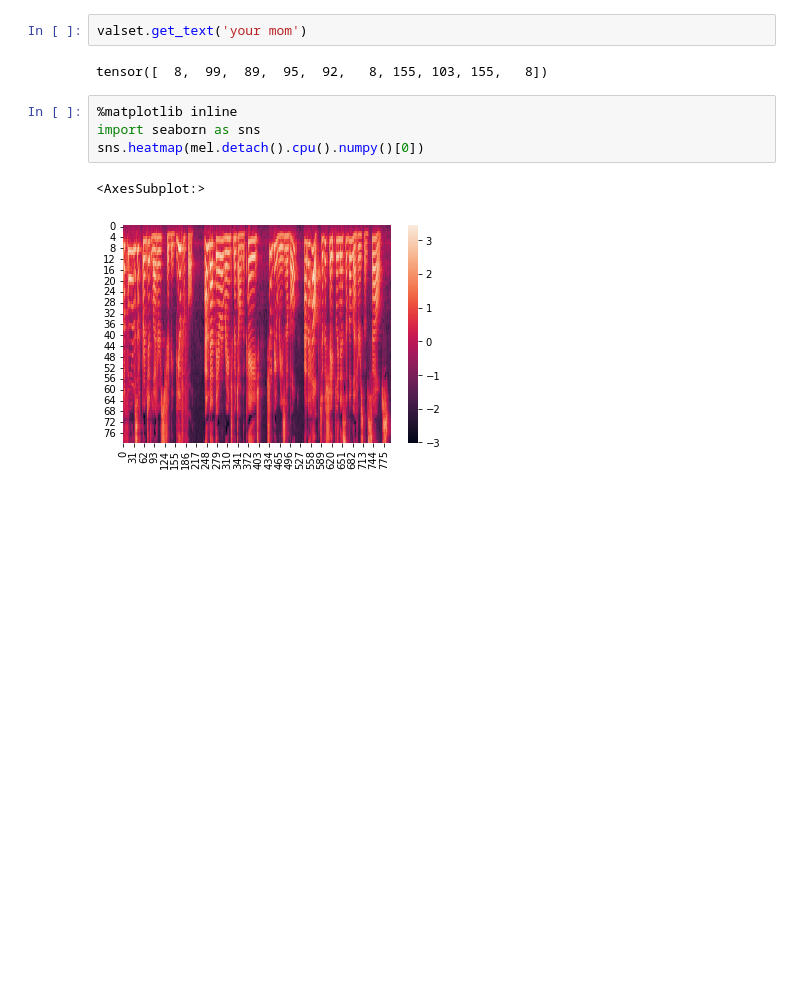
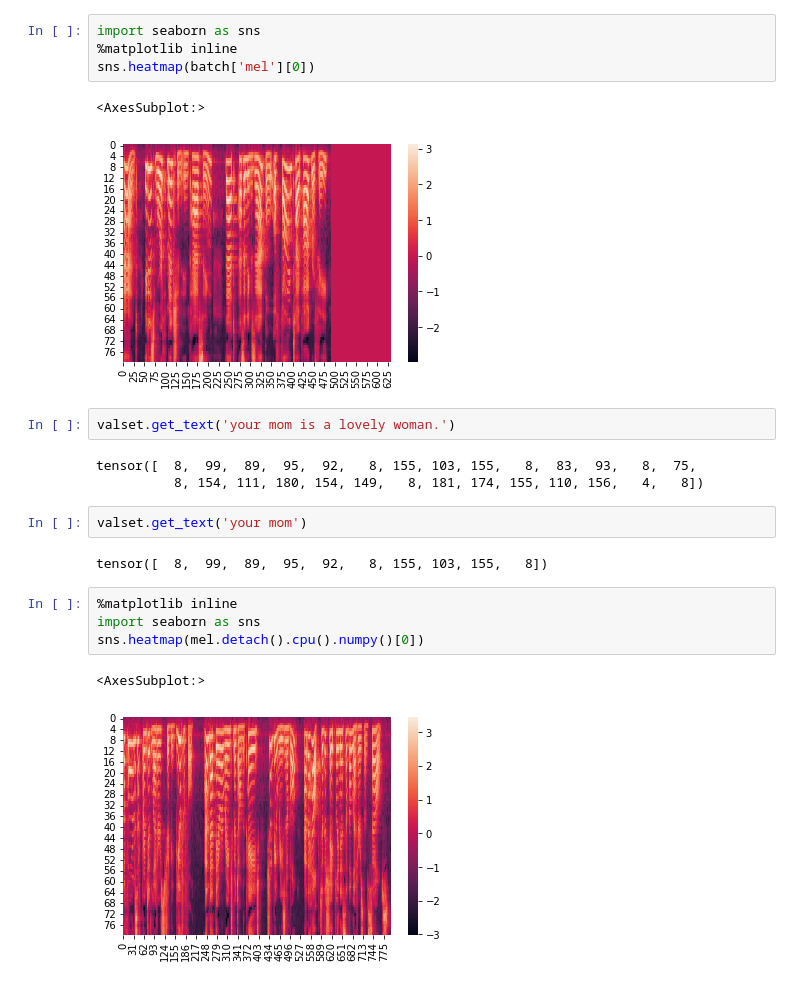
Before and after one commit to uberduck-ai/radtts, a Jupyter notebook: configs/compare_with_anyscale.ipynb, the cells around one changed output. Drawn from its saved outputs; the diff is of its cells as text; blank space fills up the shorter version.

```diff
--- a/configs/compare_with_anyscale.ipynb
+++ b/configs/compare_with_anyscale.ipynb
@@ -102,3 +142,15 @@ Dataloader initialized with no augmentations
+# %%
+import seaborn as sns
+%matplotlib inline
+sns.heatmap(batch['mel'][0])
+# %% [output]
+<AxesSubplot:>
+[figure, added]
+# %%
+valset.get_text('your mom is a lovely woman.')
+# %% [output]
+tensor([  8,  99,  89,  95,  92,   8, 155, 103, 155,   8,  83,  93,   8,  75,
+          8, 154, 111, 180, 154, 149,   8, 181, 174, 155, 110, 156,   4,   8])
 # %%
 valset.get_text('your mom')
 # %% [output]
```
Also changed, not shown: parts of 10 cells of this notebook.
